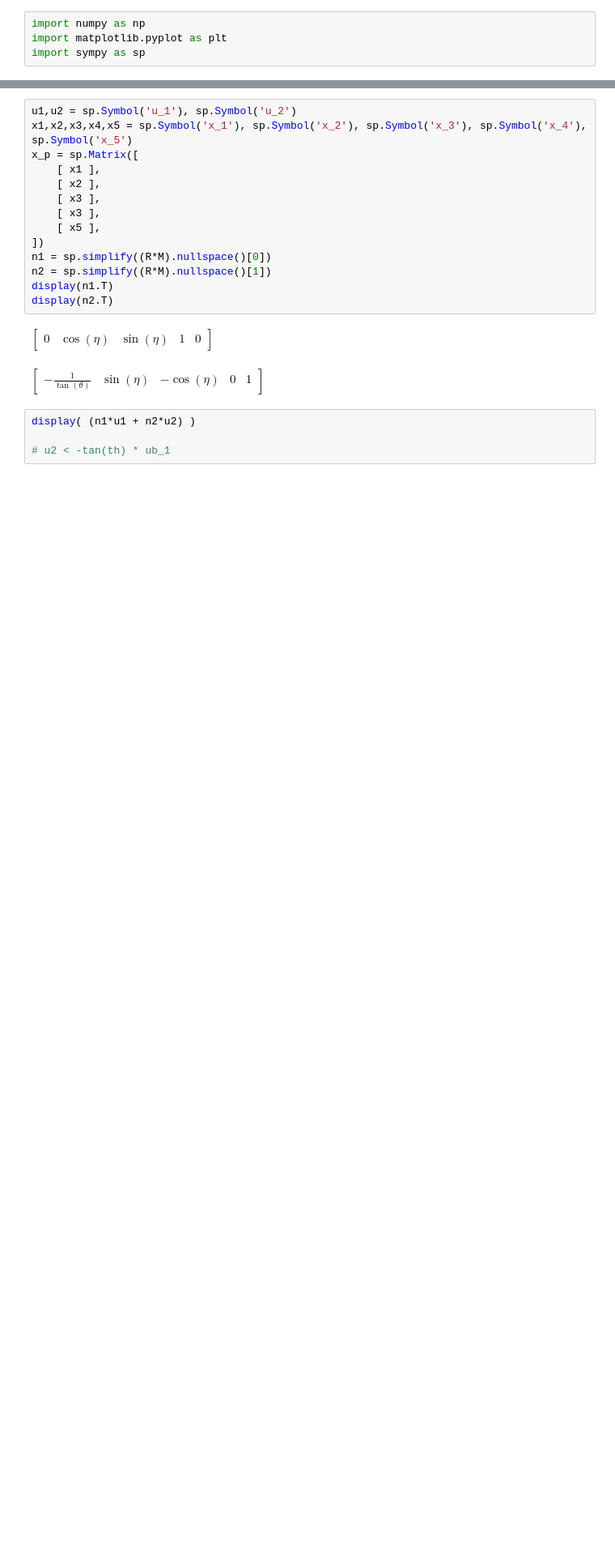
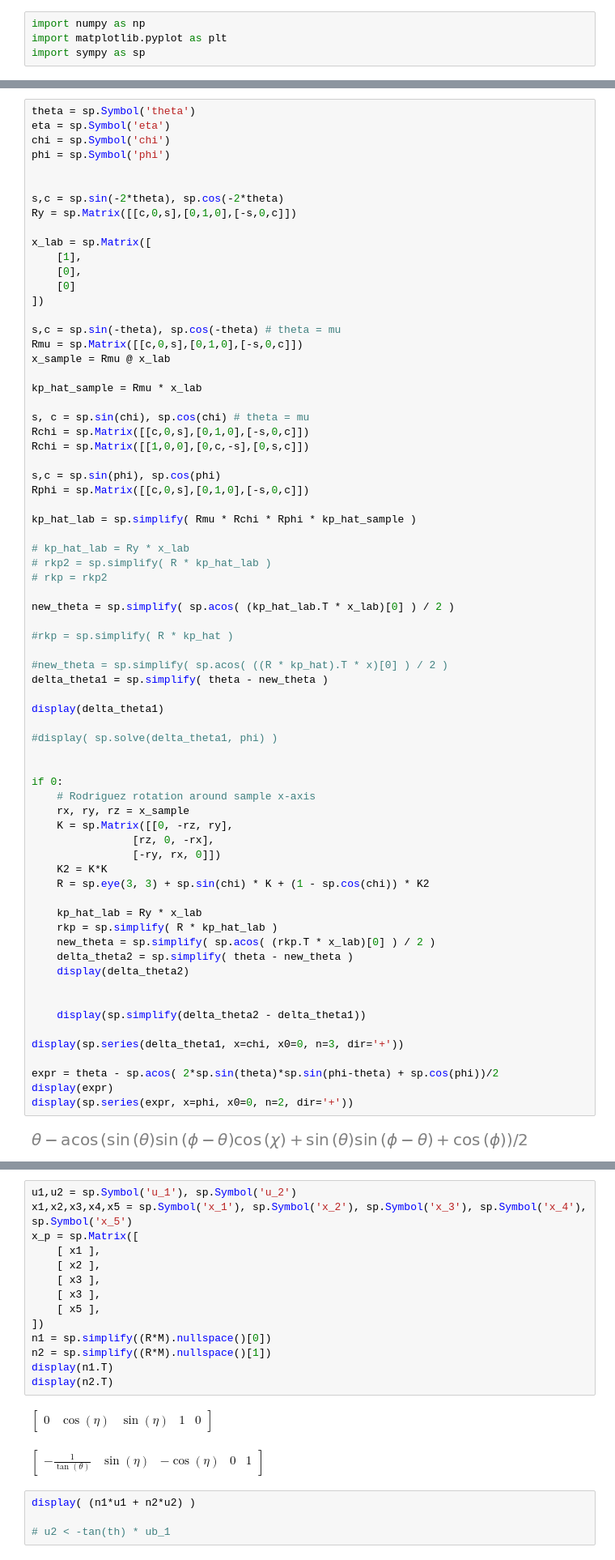
Before and after one commit to AxelHenningsson/darkmod, a Jupyter notebook: sandbox/errf.ipynb, the cells around one changed output, grey strips where cells are left out. Shown: that part at 81% size. Cells and saved outputs as stored; diff of their text form; blank space fills up the shorter version.

```diff
--- a/sandbox/errf.ipynb
+++ b/sandbox/errf.ipynb
@@ -24,0 +52,72 @@ $\displaystyle \left[\begin{matrix}\cos{\left(2 \theta \right)} - 1 & 0 & 0 & 0
+# %%
+theta = sp.Symbol('theta')
+eta = sp.Symbol('eta')
+chi = sp.Symbol('chi')
+phi = sp.Symbol('phi')
+
+
+s,c = sp.sin(-2*theta), sp.cos(-2*theta)
+Ry = sp.Matrix([[c,0,s],[0,1,0],[-s,0,c]])
+
+x_lab = sp.Matrix([
+    [1],
+    [0],
+    [0]
+])
+
+s,c = sp.sin(-theta), sp.cos(-theta) # theta = mu
+Rmu = sp.Matrix([[c,0,s],[0,1,0],[-s,0,c]])
+x_sample = Rmu @ x_lab
+
+kp_hat_sample = Rmu * x_lab
+
+s, c = sp.sin(chi), sp.cos(chi) # theta = mu
+Rchi = sp.Matrix([[c,0,s],[0,1,0],[-s,0,c]])
+Rchi = sp.Matrix([[1,0,0],[0,c,-s],[0,s,c]])
+
+s,c = sp.sin(phi), sp.cos(phi)
+Rphi = sp.Matrix([[c,0,s],[0,1,0],[-s,0,c]])
+
+kp_hat_lab = sp.simplify( Rmu * Rchi * Rphi * kp_hat_sample )
+
+# kp_hat_lab = Ry * x_lab
+# rkp2 = sp.simplify( R * kp_hat_lab )
+# rkp = rkp2
+
+new_theta = sp.simplify( sp.acos( (kp_hat_lab.T * x_lab)[0] ) / 2 )
+
+#rkp = sp.simplify( R * kp_hat )
+
+#new_theta = sp.simplify( sp.acos( ((R * kp_hat).T * x)[0] ) / 2 )
+delta_theta1 = sp.simplify( theta - new_theta )
+
+display(delta_theta1)
+
+#display( sp.solve(delta_theta1, phi) )
+
+
+if 0:
+    # Rodriguez rotation around sample x-axis
+    rx, ry, rz = x_sample
+    K = sp.Matrix([[0, -rz, ry],
+                [rz, 0, -rx],
+                [-ry, rx, 0]])
+    K2 = K*K
+    R = sp.eye(3, 3) + sp.sin(chi) * K + (1 - sp.cos(chi)) * K2
+
+    kp_hat_lab = Ry * x_lab
+    rkp = sp.simplify( R * kp_hat_lab )
+    new_theta = sp.simplify( sp.acos( (rkp.T * x_lab)[0] ) / 2 )
+    delta_theta2 = sp.simplify( theta - new_theta )
+    display(delta_theta2)
+
+
+    display(sp.simplify(delta_theta2 - delta_theta1))
+
+display(sp.series(delta_theta1, x=chi, x0=0, n=3, dir='+'))
+
+expr = theta - sp.acos( 2*sp.sin(theta)*sp.sin(phi-theta) + sp.cos(phi))/2
+display(expr)
+display(sp.series(expr, x=phi, x0=0, n=2, dir='+'))
+# %% [output]
+[figure, added]
```
Also changed, not shown: parts of 4 cells of this notebook, 6 other files.
